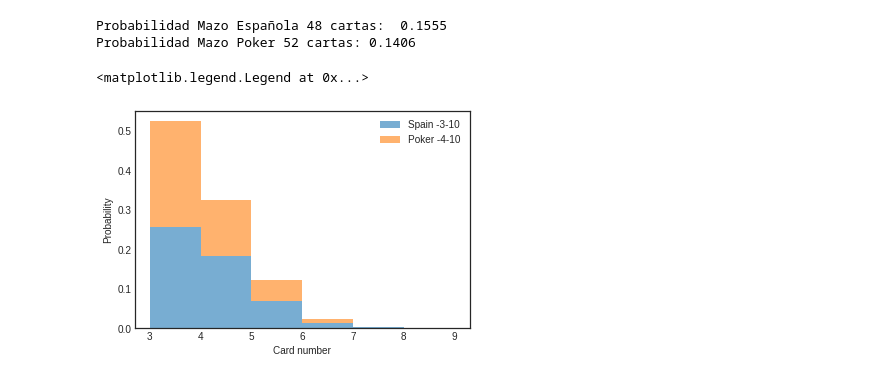
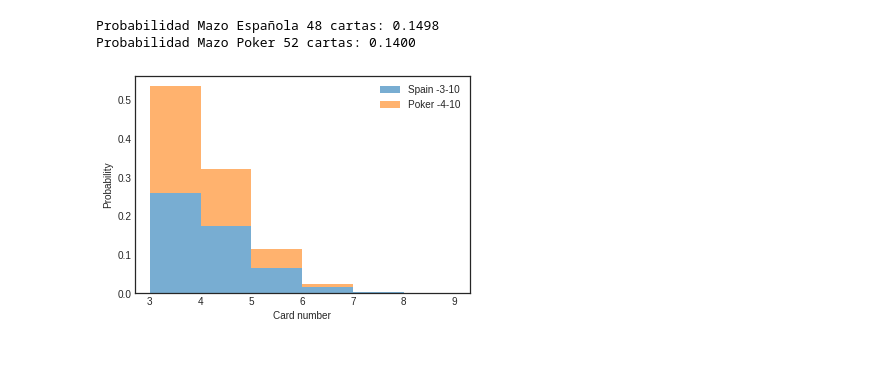
Before and after one commit to jumcorrealo/AlgorithmsUN2020II, a Jupyter notebook: 21BlackjackGrClass2StGrooup20.ipynb, the cells around one changed output. Saved outputs shown, nothing was run; the diff lists cells and outputs as text; code cells hidden in the pictures.

```diff
--- a/21BlackjackGrClass2StGrooup20.ipynb
+++ b/21BlackjackGrClass2StGrooup20.ipynb
@@ -149,9 +101,8 @@ Calculate the probability of getting a 21 drawing cards sequentially from shuffl
 *   A n-card deck is shuffled if t all possible n! decks have equal probability 1/n! or equivalently if when choosing any card of the shuffled deck all n cards have the same probability 1/n of appearing.
 *   Hint: Instead of shuffling the card deck an drawing sequentially it is equivalent to have a sorted list representing the cards and draw cards randomly located from that list with random.choice(list).
 # %%
-#Punto1
-pruebas = 10000
-
+# Punto 1
+pruebas = 10000000
 count_spain = 0                   # Variable para guardar el numero de victorias con el mazo Español
 count_poker = 0                   # Variable para guardar el numero de victorias con el mazo de Poker
 taken_cards1 = []                 # Cantidad de cartas tomadas para llegar a 21 (Mazo Español)
@@ -169,8 +120,9 @@ print("Probabilidad Poker 52 cartas:", count_poker/pruebas)
 
 # Graficación en forma de histograma de las cartas necesarias para llegar a completar una 21
 bins_set = list (set (taken_cards1).union(set (taken_cards2)))
+plt.style.use('seaborn-white')
 plt.hist([taken_cards1,taken_cards2], bins= bins_set,  density=True, stacked=True, alpha=0.6, label=['Spain', 'Poker'])
 plt.xlabel('Card number')
 plt.ylabel('Probability')
-plt.legend(loc='upper right')
+plt.legend(loc='upper right');
 # %% [output]
@@ -185,30 +141,30 @@ Calculate the probability of getting a 21 drawing cards sequentially from shuffl
 # %%
-#Punto2
+# Punto 2
 count_spain = 0                   # Variable para guardar el numero de victorias con el mazo Español
 count_poker = 0                   # Variable para guardar el numero de victorias con el mazo de Poker
 taken_cards1 = []                 # Cantidad de cartas tomadas para llegar a 21 (Mazo Español)
 taken_cards2 = []                 # Cantidad de cartas tomadas para llegar a 21 (Mazo de Poker)
-
+pruebas = 10000000
 # Simulacion de las 10000 pruebas
 for i in range(pruebas):
   spain_48deck = [1,2,3,4,5,6,7,8,9,10,10,10] * 4
   count_spain = Probabilitydis(spain_48deck, count_spain, taken_cards1)
 
   poker_52deck = [1,2,3,4,5,6,7,8,9,10,10,10,10] * 4
   count_poker = Probabilitydis(poker_52deck, count_poker, taken_cards2)
 
-print("Probabilidad Mazo Española 48 cartas: ", count_spain/pruebas)
-print("Probabilidad Mazo Poker 52 cartas:", count_poker/pruebas)
+print("Probabilidad Mazo Española 48 cartas: %.4f" %(count_spain/pruebas))
+print("Probabilidad Mazo Poker 52 cartas: %.4f" %(count_poker/pruebas))
 
 # Graficación en forma de histograma de las cartas necesarias para llegar a completar una 21
 bins_set = list (set (taken_cards1).union(set (taken_cards2)))
+plt.style.use('seaborn-white')
 plt.hist([taken_cards1,taken_cards2], bins= bins_set,  density=True, stacked=True, alpha=0.6,label=['Spain -3-10', 'Poker -4-10'])
 plt.xticks(ticks=bins_set)
 plt.xlabel('Card number')
 plt.ylabel('Probability')
-plt.legend(loc='upper right')
+plt.legend(loc='upper right');
 # %% [output]
-Probabilidad Mazo Española 48 cartas:  0.1555
-Probabilidad Mazo Poker 52 cartas: 0.1406
+Probabilidad Mazo Española 48 cartas: 0.1498
+Probabilidad Mazo Poker 52 cartas: 0.1400
-<matplotlib.legend.Legend at 0x...>
-[figure, old version]
+[figure, new version]
```
Also changed, not shown: parts of 30 cells of this notebook.
